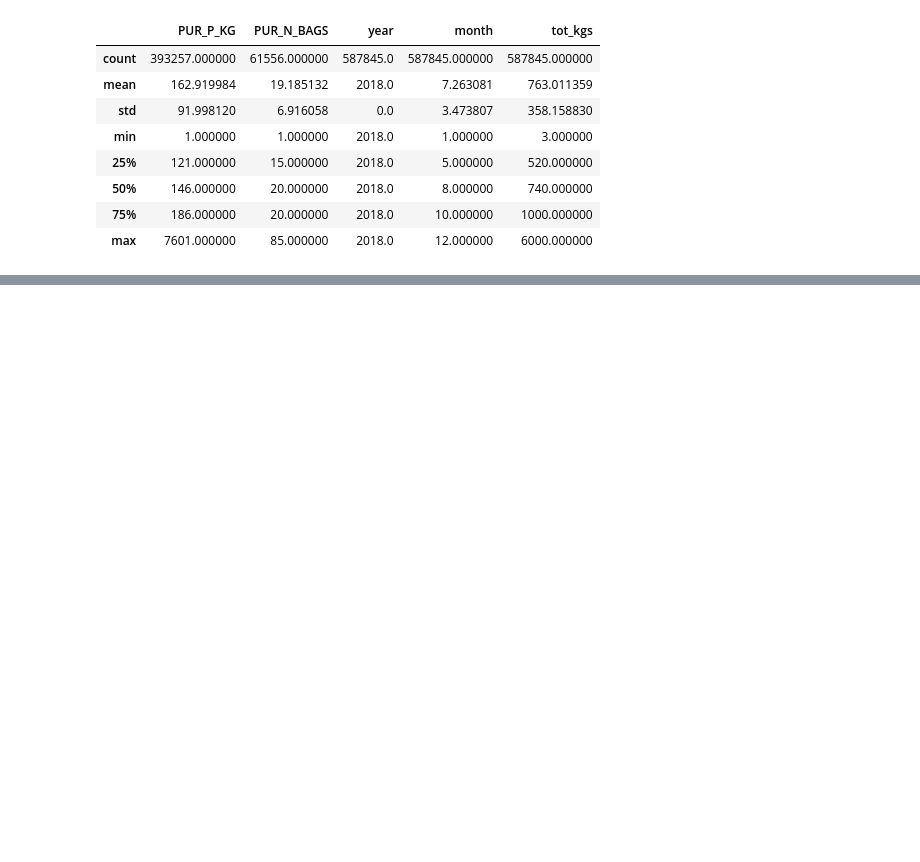
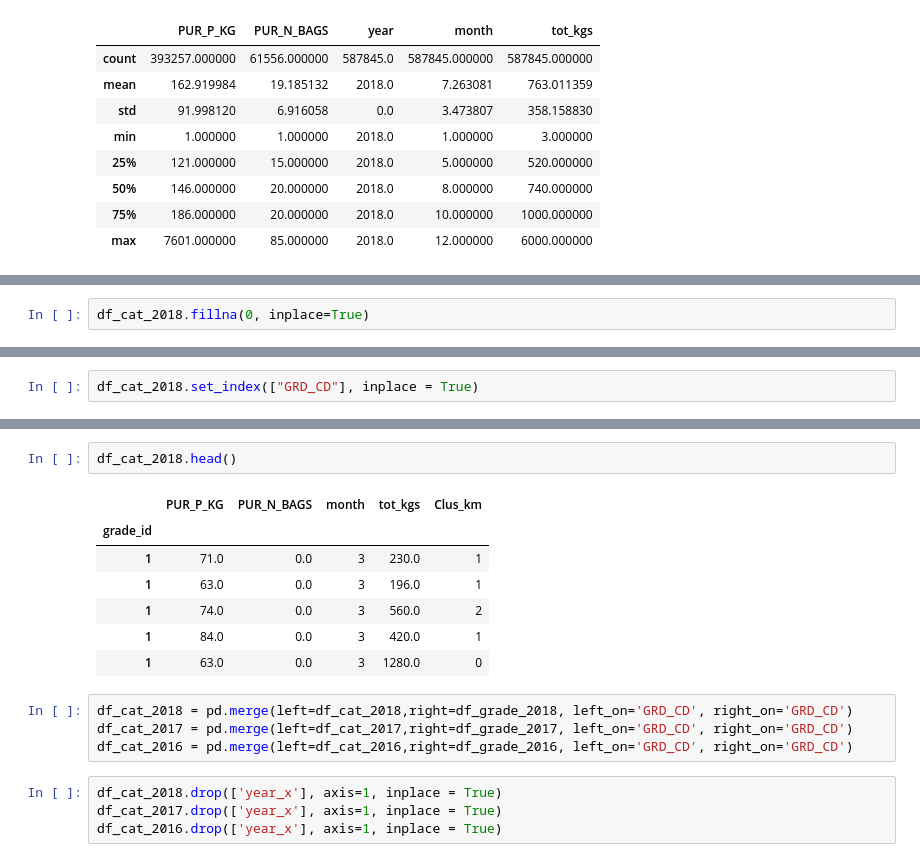
Before and after one commit to puranjanp/Coursera_Capstone, a Jupyter notebook: anslysis.ipynb, the cells around one changed output, grey strips where cells are left out. Drawn from its saved outputs; the diff is of its cells as text; blank space fills up the shorter version.

```diff
--- a/anslysis.ipynb
+++ b/anslysis.ipynb
@@ -186,0 +231,2 @@ df_cat_2018.describe()
+# %%
+df_cat_2018.fillna(0, inplace=True)
@@ -186,0 +274,2 @@ df_cat_2018.describe()
+# %%
+df_cat_2018.set_index(["GRD_CD"], inplace = True)
@@ -186,0 +282,18 @@ df_cat_2018.describe()
+# %%
+df_cat_2018.head()
+# %% [output]
+|  | PUR_P_KG | PUR_N_BAGS | month | tot_kgs | Clus_km |
+| grade_id |  |  |  |  |  |
+| 1 | 71.0 | 0.0 | 3 | 230.0 | 1 |
+| 1 | 63.0 | 0.0 | 3 | 196.0 | 1 |
+| 1 | 74.0 | 0.0 | 3 | 560.0 | 2 |
+| 1 | 84.0 | 0.0 | 3 | 420.0 | 1 |
+| 1 | 63.0 | 0.0 | 3 | 1280.0 | 0 |
+# %%
+df_cat_2018 = pd.merge(left=df_cat_2018,right=df_grade_2018, left_on='GRD_CD', right_on='GRD_CD')
+df_cat_2017 = pd.merge(left=df_cat_2017,right=df_grade_2017, left_on='GRD_CD', right_on='GRD_CD')
+df_cat_2016 = pd.merge(left=df_cat_2016,right=df_grade_2016, left_on='GRD_CD', right_on='GRD_CD')
+# %%
+df_cat_2018.drop(['year_x'], axis=1, inplace = True)
+df_cat_2017.drop(['year_x'], axis=1, inplace = True)
+df_cat_2016.drop(['year_x'], axis=1, inplace = True)
```
Also changed, not shown: parts of 23 cells of this notebook, 6 other files.
